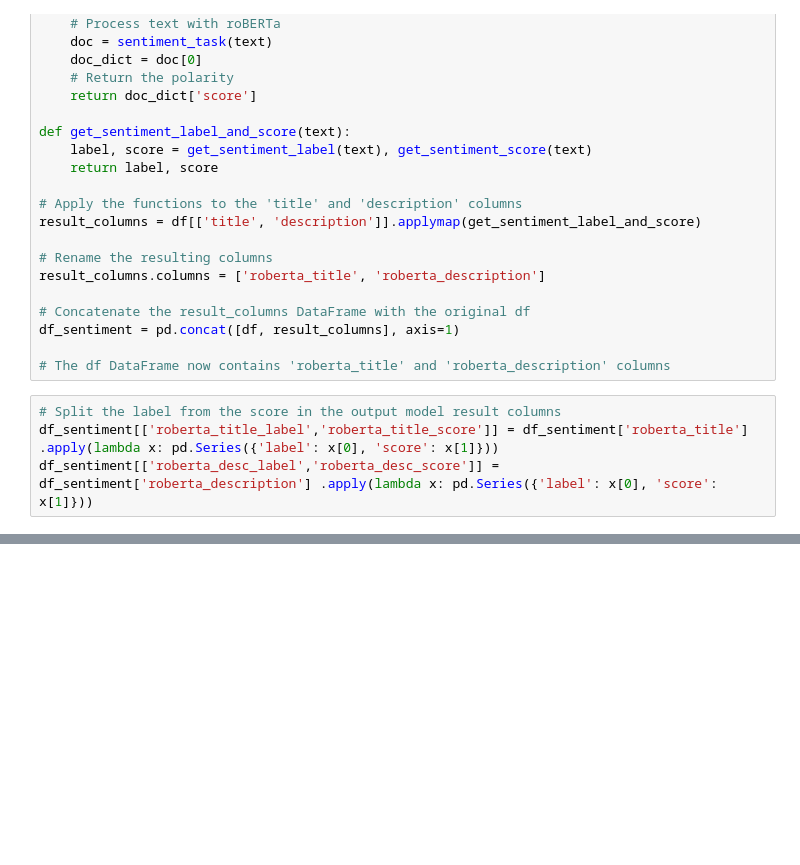
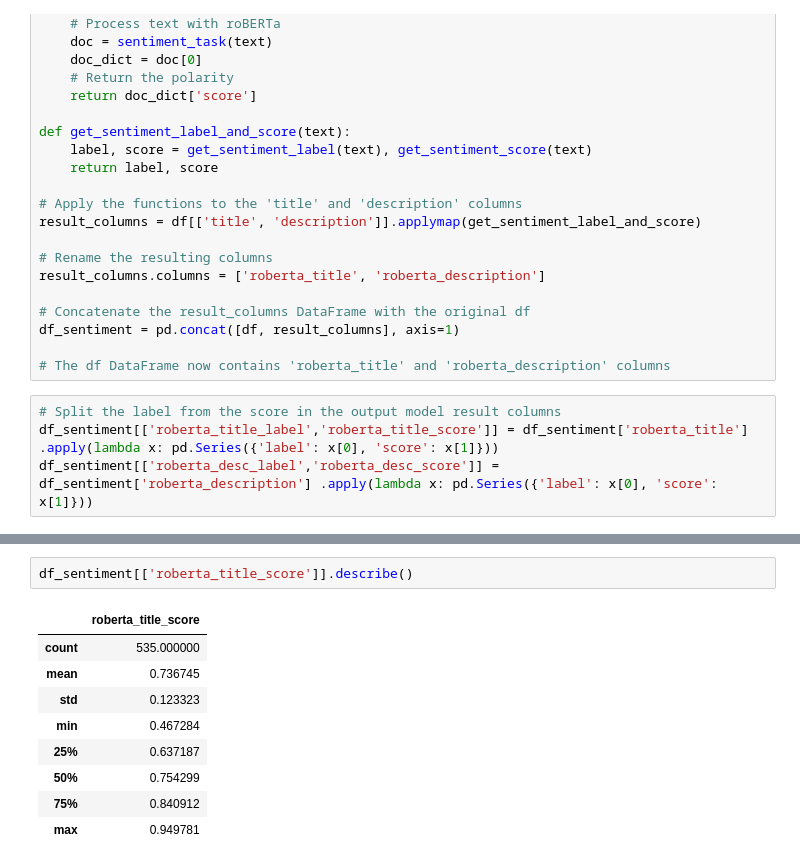
Before and after one commit to annieco29/wid_climate_change_datathon, a Jupyter notebook: notebooks/transformers_sentiment_analysis.ipynb, the cells around one changed output, grey strips where cells are left out. Saved outputs shown, nothing was run; the diff lists cells and outputs as text; blank space fills up the shorter version.

```diff
--- a/notebooks/transformers_sentiment_analysis.ipynb
+++ b/notebooks/transformers_sentiment_analysis.ipynb
@@ -97,0 +113,12 @@ df_sample[['roberta_title_label','roberta_title_score','roberta_desc_label','rob
+# %%
+df_sentiment[['roberta_title_score']].describe()
+# %% [output]
+|  | roberta_title_score |
+| count | 535.000000 |
+| mean | 0.736745 |
+| std | 0.123323 |
+| min | 0.467284 |
+| 25% | 0.637187 |
+| 50% | 0.754299 |
+| 75% | 0.840912 |
+| max | 0.949781 |
```
Also changed, not shown: parts of 6 cells of this notebook.
